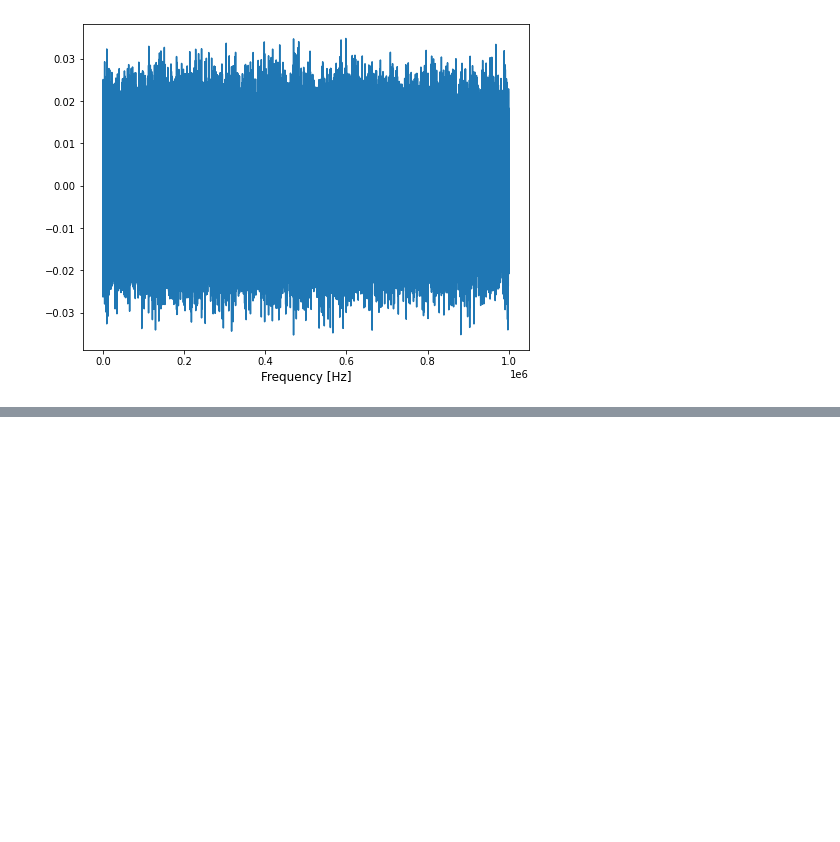
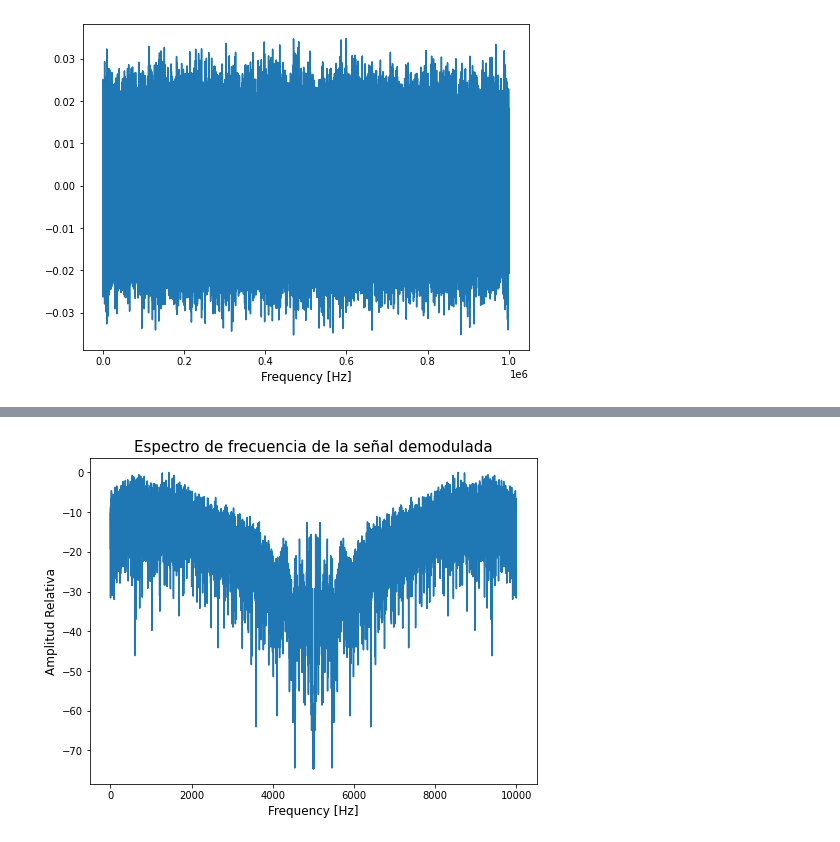
Before and after one commit to joaquinzepeda/Demodulacion-FM-Empleando-SDR-, a Jupyter notebook: Proyecto3_demodulado.ipynb, the cells around one changed output, grey strips where cells are left out. Saved outputs shown, nothing was run; the diff lists cells and outputs as text; code cells hidden in the pictures; blank space fills up the shorter version.

```diff
--- a/Proyecto3_demodulado.ipynb
+++ b/Proyecto3_demodulado.ipynb
@@ -184,0 +202,17 @@ PortAudioError: ignored
+# %%
+dem_TV = Ydem(base_TV)
+df_TV = signal.decimate(dem_TV,10,ftype='fir')
+# %%
+segmento_TV = df_TV[0:(10000-1)] # Tomamos un trozo de la señal
+espectro_TV = fftshift(fft(segmento_TV)) # calculamos la FFT del segmento seleccionado
+z_TV = 20*np.log10( abs(espectro_TV)/max(abs(espectro_TV) ))
+
+plt.figure(figsize=(8, 6))
+plt.plot(z_TV)
+
+plt.title('Espectro de frecuencia de la señal demodulada',fontsize=15)
+plt.xlabel('Frequency [Hz]',fontsize=12)
+plt.ylabel('Amplitud Relativa',fontsize=12)
+plt.show()
+# %% [output]
+[figure, added]
```
Also changed, not shown: parts of 10 cells of this notebook.
